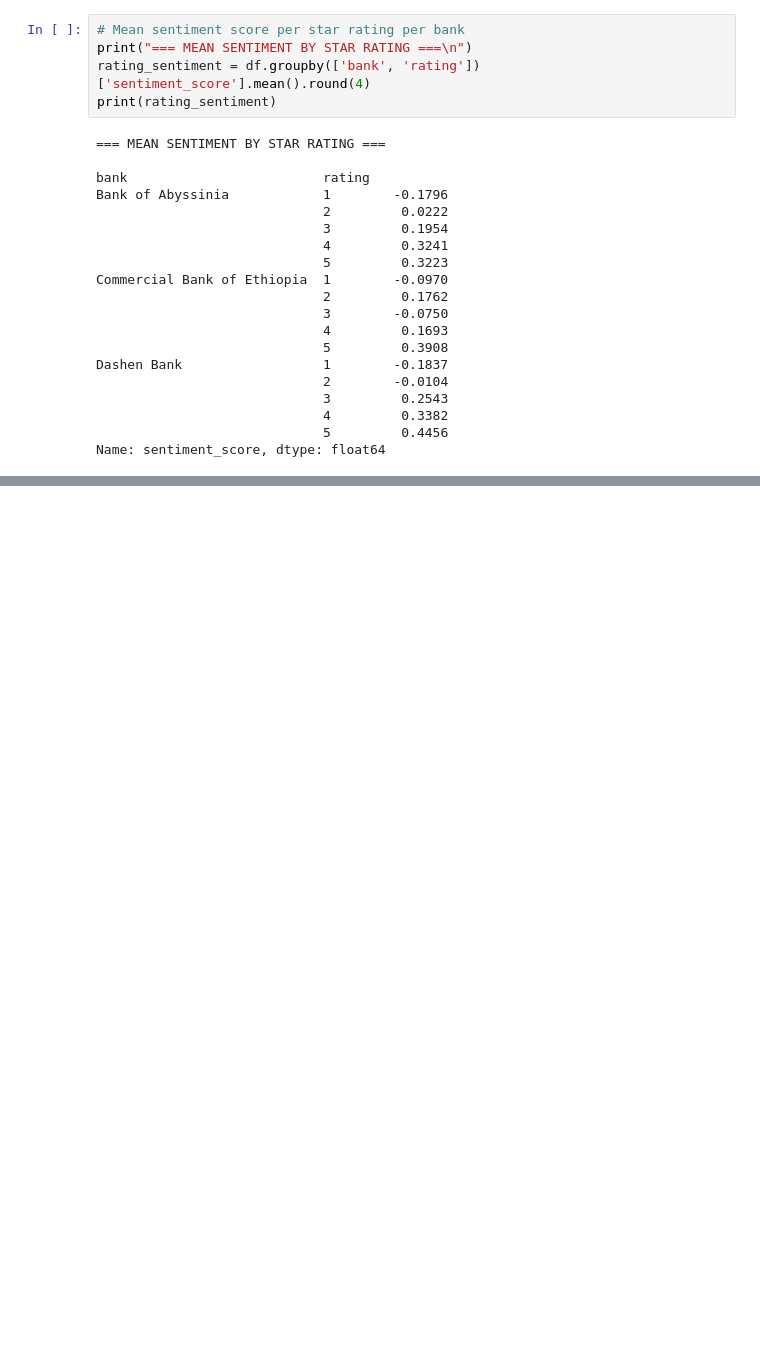
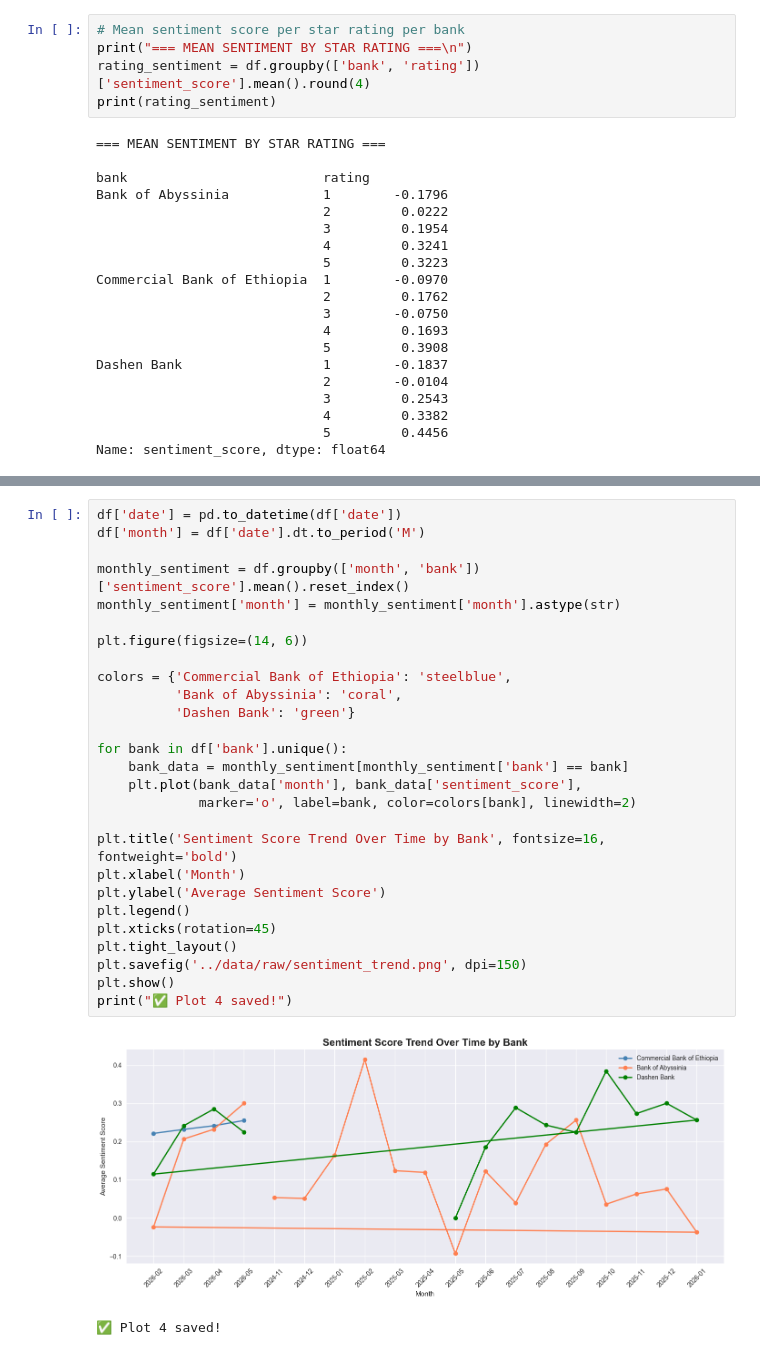
Before and after one commit to Samrawit-alemu/fintech-review-analytics, a Jupyter notebook: notebooks/sentiment_analysis.ipynb, the cells around one changed output, grey strips where cells are left out. Cells and saved outputs as stored; diff of their text form; blank space fills up the shorter version.

```diff
--- a/notebooks/sentiment_analysis.ipynb
+++ b/notebooks/sentiment_analysis.ipynb
@@ -191,0 +322,30 @@ ModuleNotFoundError: No module named 'sklearn'
+# %%
+df['date'] = pd.to_datetime(df['date'])
+df['month'] = df['date'].dt.to_period('M')
+
+monthly_sentiment = df.groupby(['month', 'bank'])['sentiment_score'].mean().reset_index()
+monthly_sentiment['month'] = monthly_sentiment['month'].astype(str)
+
+plt.figure(figsize=(14, 6))
+
+colors = {'Commercial Bank of Ethiopia': 'steelblue',
+          'Bank of Abyssinia': 'coral',
+          'Dashen Bank': 'green'}
+
+for bank in df['bank'].unique():
+    bank_data = monthly_sentiment[monthly_sentiment['bank'] == bank]
+    plt.plot(bank_data['month'], bank_data['sentiment_score'],
+             marker='o', label=bank, color=colors[bank], linewidth=2)
+
+plt.title('Sentiment Score Trend Over Time by Bank', fontsize=16, fontweight='bold')
+plt.xlabel('Month')
+plt.ylabel('Average Sentiment Score')
+plt.legend()
+plt.xticks(rotation=45)
+plt.tight_layout()
+plt.savefig('../data/raw/sentiment_trend.png', dpi=150)
+plt.show()
+print("✅ Plot 4 saved!")
+# %% [output]
+[figure, added]
+✅ Plot 4 saved!
```
Also changed, not shown: parts of 7 cells of this notebook, 2 other files.
